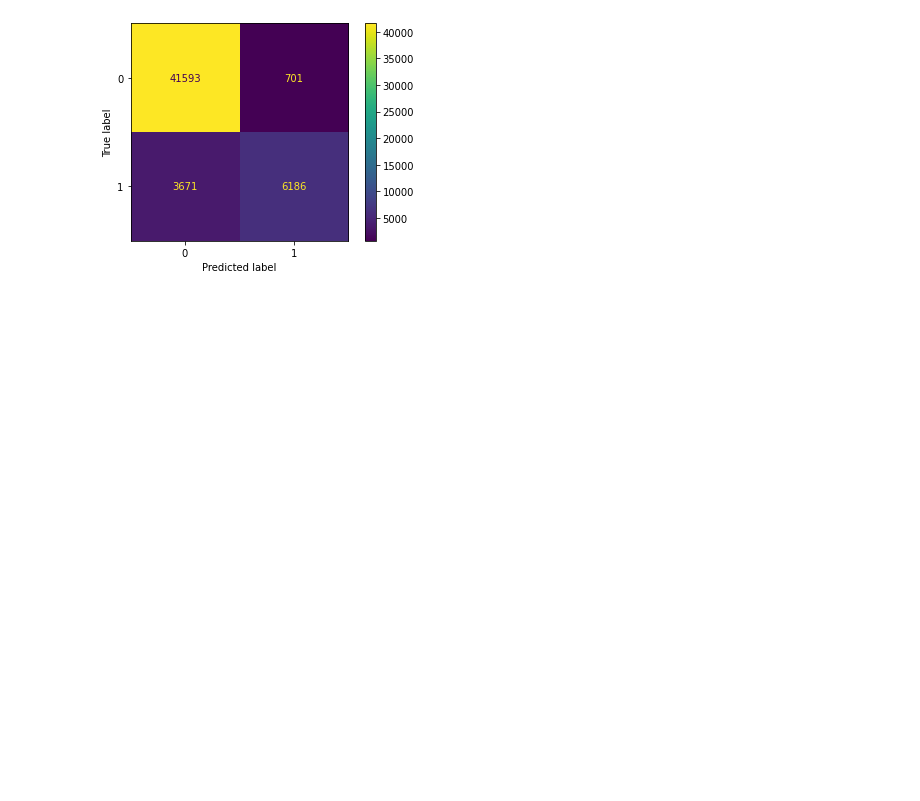
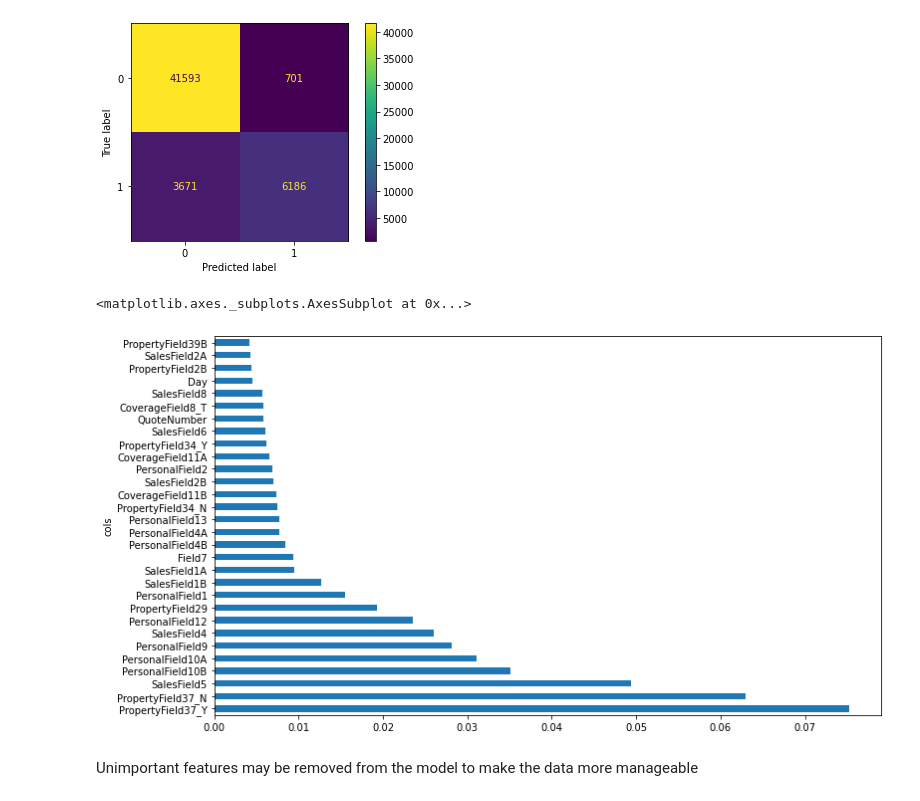
Before and after one commit to redditech/team-fast-tabulous, a Jupyter notebook: _notebooks/2021-06-26-Random-Forest-and-Data-Exploration.ipynb, the cells around one changed output. Saved outputs shown, nothing was run; the diff lists cells and outputs as text; code cells hidden in the pictures; blank space fills up the shorter version.

```diff
--- a/_notebooks/2021-06-26-Random-Forest-and-Data-Exploration.ipynb
+++ b/_notebooks/2021-06-26-Random-Forest-and-Data-Exploration.ipynb
@@ -166,0 +205,17 @@ plot_confusion_matrix(clf, X_valid, y_valid, values_format='d')
+# %%
+#get_feature_names seems to be a bit more 'fleshed out'
+#but a simple concat would probably also work...
+#np.concatenate((np.array(numerical_cols),
+#                 clf[0].transformers_[1][1][1].get_feature_names()))
+df_importance = pd.DataFrame({'cols':get_feature_names(clf[0]),
+                              'imp':clf.steps[1][1].feature_importances_}).sort_values('imp', ascending=False)
+# %%
+#Print the 30 most important columns
+def plot_fi(fi):
+    return fi.plot('cols', 'imp', 'barh', figsize=(12,7), legend=False)
+plot_fi(df_importance[:30])
+# %% [output]
+<matplotlib.axes._subplots.AxesSubplot at 0x...>
+[figure, added]
+# %% [markdown]
+Unimportant features may be removed from the model to make the data more manageable
```
Also changed, not shown: parts of 4 cells of this notebook.
